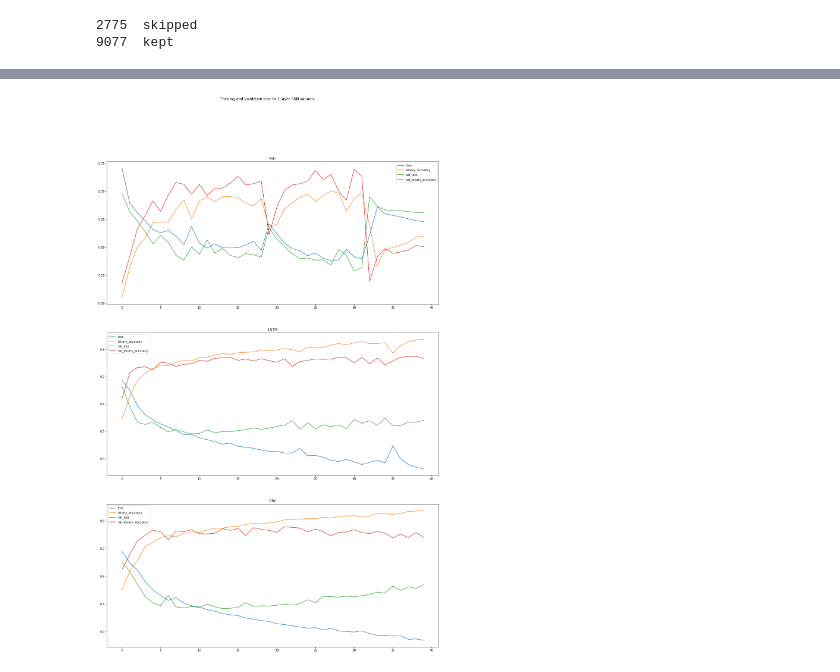
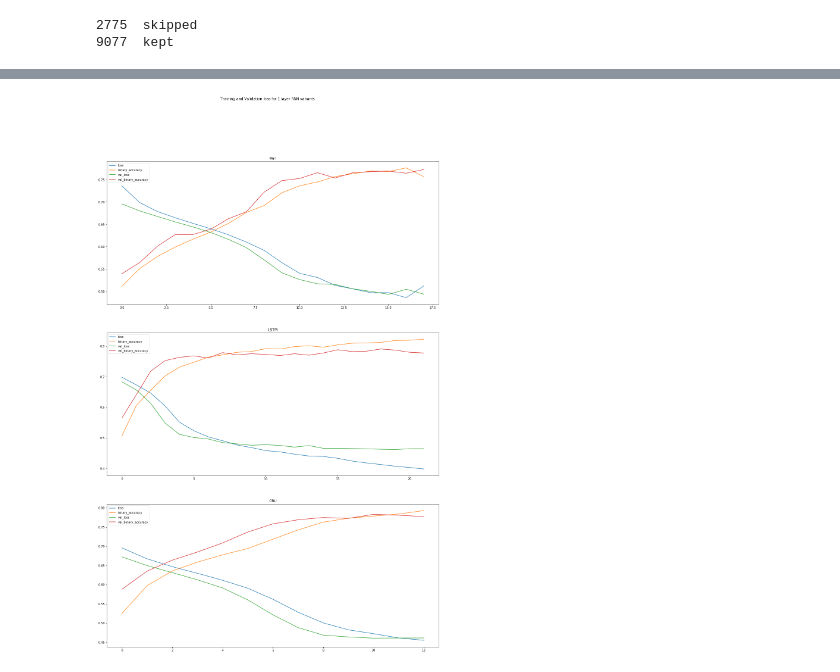
Before and after one commit to tehwentzel/DeepNLP_Homework, a Jupyter notebook: rt-polaritydata/Assignment 2.ipynb, the cells around one changed output, grey strips where cells are left out. Cells and saved outputs as stored; diff of their text form; code cells hidden in the pictures.

```diff
--- a/rt-polaritydata/Assignment 2.ipynb
+++ b/rt-polaritydata/Assignment 2.ipynb
@@ -105,6 +106,7 @@ def get_dataset(label, sequence_len):
     vals = data_splits[label]
     x = [np.array(vx) for vx in vals['x']]
     x = tf.keras.preprocessing.sequence.pad_sequences(x,
+                                                      padding = 'post',
                                                       maxlen = sequence_len)
     y = np.array(vals['y'])
     return x, y
@@ -150,13 +128,14 @@ class RnnModel(tf.keras.Model):
                  train_embeddings = False):
         super(RnnModel, self).__init__()
         self.init_layer_type()
-        hidden_states = [8] if hidden_states is None else hidden_states
+        hidden_states = [8] if hidden_states is None else copy.copy(hidden_states)
         embedding_matrix = get_embedding_matrix(glove_size)
         self.embedding = tf.keras.layers.Embedding(
             embedding_matrix.shape[0],
             embedding_matrix.shape[1],
             embeddings_initializer=tf.keras.initializers.Constant(embedding_matrix),
-            trainable = train_embeddings)
+            trainable = train_embeddings,
+            mask_zero = True)
         self.final_rnn = self.layer_type(hidden_states.pop())
         self.hidden_layers = [self.layer_type(n, return_sequences = True) for n in hidden_states]
         self.logistic = tf.keras.layers.Dense(1, activation = 'sigmoid')
@@ -166,9 +145,11 @@ class RnnModel(tf.keras.Model):
 
     def call(self, inputs, training = False):
         x = self.embedding(inputs)
+        mask = self.embedding.compute_mask(inputs)
         for layer in self.hidden_layers:
-            x = layer(x)
-        return self.logistic(self.final_rnn(x))
+            layer(x, mask = mask)
+            mask = None
+        return self.logistic(self.final_rnn(x, mask = mask))
 
 class LstmModel(RnnModel):
     def init_layer_type(self):
@@ -178,20 +159,24 @@ class GruModel(RnnModel):
     def init_layer_type(self):
         self.layer_type = tf.keras.layers.GRU
 
-def compile_model(model = RnnModel, lr = .01, model_args = {}):
+def compile_model(model = RnnModel, lr = .01, model_args = {}, metrics = ['BinaryAccuracy']):
     net = model(**model_args)
     optimizer = tf.keras.optimizers.Adam(learning_rate = lr)
-    net.compile(loss='binary_crossentropy', optimizer=optimizer, metrics = ['BinaryAccuracy'])
+    net.compile(loss='binary_crossentropy', optimizer=optimizer, metrics = metrics)
     return net
 
-def run_model(model_type = RnnModel, epochs = 40, batch_size = 500,
-              sequence_len = 50, learning_rate = .01, model_args = {}):
+def run_model(model_type = RnnModel, verbose = 2, epochs = 100, batch_size = 500,
+              sequence_len = 25, learning_rate = .001, model_args = {}):
     (xtrain, ytrain)= get_dataset('train', sequence_len)
-    (xtest, ytest) = get_dataset('test', sequence_len)
     (xval, yval) = get_dataset('val', sequence_len)
     model = compile_model(model_type, learning_rate, model_args)
+    es_callback = tf.keras.callbacks.EarlyStopping(monitor='val_loss',
+                                                   patience=2,
+                                                   restore_best_weights = True)
     train_history = model.fit(xtrain, ytrain,
+                              callbacks = [es_callback],
                               validation_data = (xval, yval),
                               batch_size = batch_size,
-                              epochs = epochs)
+                              epochs = epochs,
+                              verbose = verbose)
     return train_history
@@ -218,0 +183,2 @@ Epoch 40/40
+# %%
+vanilla_hists = [run_model()]
@@ -261,19 +245,26 @@ Epoch 40/40
 # %%
-def plot_history(histories, title = None, sub_titles = None, width = 2):
+def plot_history(histories, title = None, sub_titles = None, width = 2, plot_metrics = None):
+    if plot_metrics is not None:
+        plot_metrics += ['val_' + m for m in plot_metrics]
+    else:
+        plot_metrics = list(histories[0].history.keys())
     histories = [h.history for h in histories]
     n_plots = len(histories)
     options = {'figsize': [20,30]}
     fig, ax = plt.subplots(n_plots, **options)
     if title is not None:
         fig.suptitle(title)
     for i in range(n_plots):
         history = histories[i]
-        for key, vals in history.items():
+        for key in plot_metrics:
+            vals = history[key]
             ax[i].plot(range(len(vals)), vals, label=key)
             if sub_titles is not None:
                 ax[i].set_title(sub_titles[i])
         if len(history.keys()) > 1:
             ax[i].legend()
-plot_history(vanilla_hists,title = 'Training and Validation loss for 1 layer RNN variants', sub_titles = ['Rnn','LSTM','GRU'])
+plot_history(vanilla_hists,
+             title = 'Training and Validation loss for 1 layer RNN variants',
+             sub_titles = ['Rnn','LSTM','GRU'])
 # %% [output]
-[figure, old version]
+[figure, new version]
```
Also changed, not shown: parts of 24 cells of this notebook, 1 other file.
